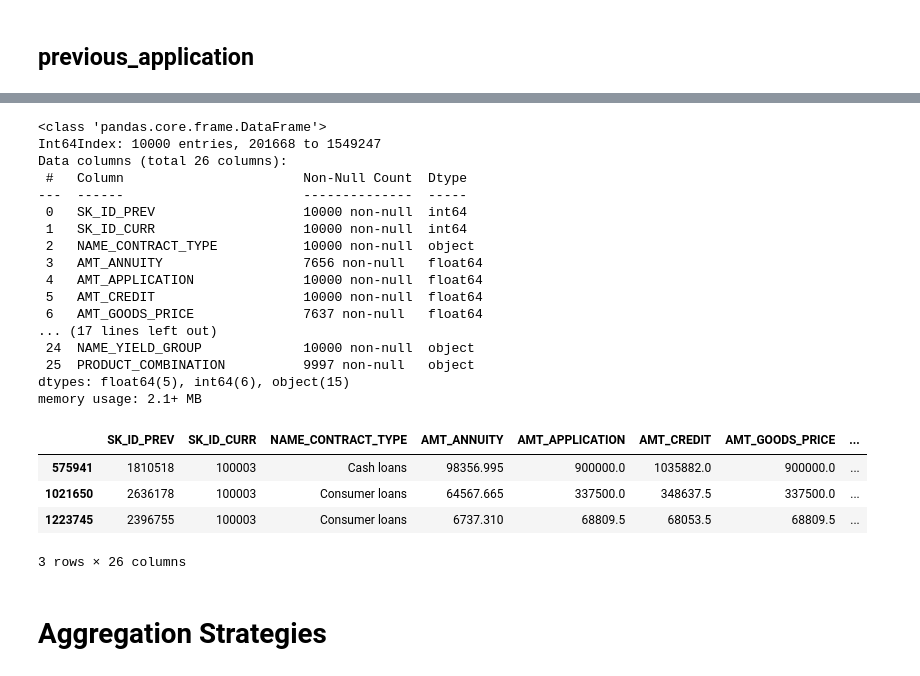
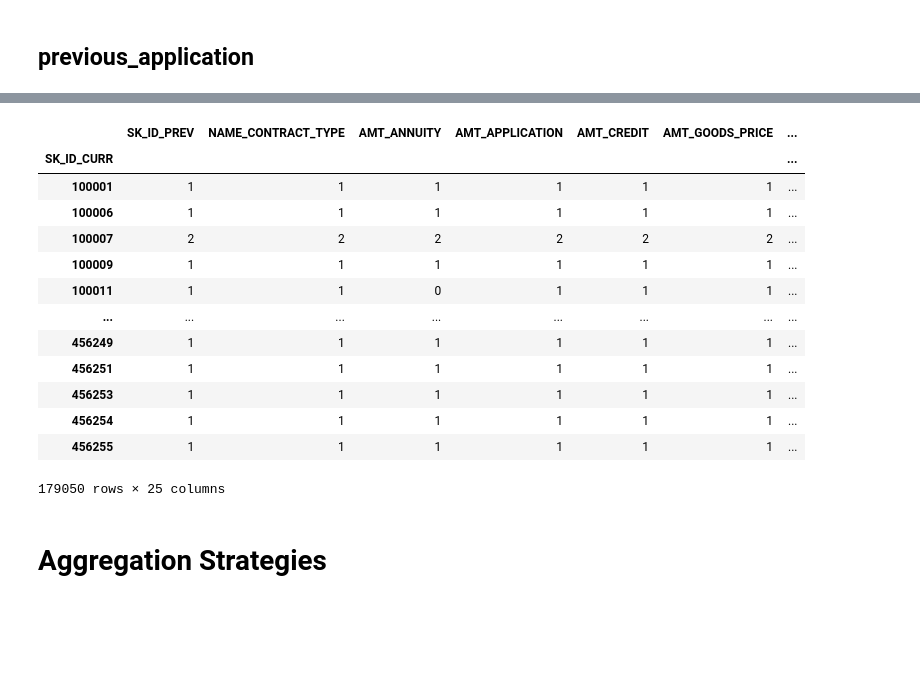
Before and after one commit to chris14jan/hcdr, a Jupyter notebook: notebooks/EDA_CM.ipynb, the cells around one changed output, grey strips where cells are left out. Saved outputs shown, nothing was run; the diff lists cells and outputs as text; code cells hidden in the pictures; blank space fills up the shorter version.

```diff
--- a/notebooks/EDA_CM.ipynb
+++ b/notebooks/EDA_CM.ipynb
@@ -376,34 +162,21 @@ df_previous_application_missing_vals
-# %%
-drop_cols = df_previous_application_missing_vals[df_previous_application_missing_vals.percent_missing > 0.3].feature.values
-df_previous_application2 = df_previous_application.drop(columns=drop_cols)
-df_previous_application2.info()
-# %% [output]
-<class 'pandas.core.frame.DataFrame'>
-Int64Index: 10000 entries, 201668 to 1549247
-Data columns (total 26 columns):
- #   Column                       Non-Null Count  Dtype
----  ------                       --------------  -----
- 0   SK_ID_PREV                   10000 non-null  int64
- 1   SK_ID_CURR                   10000 non-null  int64
- 2   NAME_CONTRACT_TYPE           10000 non-null  object
- 3   AMT_ANNUITY                  7656 non-null   float64
- 4   AMT_APPLICATION              10000 non-null  float64
- 5   AMT_CREDIT                   10000 non-null  float64
- 6   AMT_GOODS_PRICE              7637 non-null   float64
-... (17 lines left out)
- 24  NAME_YIELD_GROUP             10000 non-null  object
- 25  PRODUCT_COMBINATION          9997 non-null   object
-dtypes: float64(5), int64(6), object(15)
-memory usage: 2.1+ MB
-# %%
-df_previous_application2[df_previous_application2["SK_ID_CURR"] == 100003]
-# df_previous_application2
-# %% [output]
-|  | SK_ID_PREV | SK_ID_CURR | NAME_CONTRACT_TYPE | AMT_ANNUITY | AMT_APPLICATION | AMT_CREDIT | AMT_GOODS_PRICE | ... |
-| 575941 | 1810518 | 100003 | Cash loans | 98356.995 | 900000.0 | 1035882.0 | 900000.0 | ... |
-| 1021650 | 2636178 | 100003 | Consumer loans | 64567.665 | 337500.0 | 348637.5 | 337500.0 | ... |
-| 1223745 | 2396755 | 100003 | Consumer loans | 6737.310 | 68809.5 | 68053.5 | 68809.5 | ... |
-3 rows × 26 columns
+# %%
+query = "SK_ID_CURR == 100006"
+dfs_dropped_missing_vals["previous_application"].groupby(by="SK_ID_CURR").count()#.query(query)
+# %% [output]
+|  | SK_ID_PREV | NAME_CONTRACT_TYPE | AMT_ANNUITY | AMT_APPLICATION | AMT_CREDIT | AMT_GOODS_PRICE | ... |
+| SK_ID_CURR |  |  |  |  |  |  | ... |
+| 100001 | 1 | 1 | 1 | 1 | 1 | 1 | ... |
+| 100006 | 1 | 1 | 1 | 1 | 1 | 1 | ... |
+| 100007 | 2 | 2 | 2 | 2 | 2 | 2 | ... |
+| 100009 | 1 | 1 | 1 | 1 | 1 | 1 | ... |
+| 100011 | 1 | 1 | 0 | 1 | 1 | 1 | ... |
+| ... | ... | ... | ... | ... | ... | ... | ... |
+| 456249 | 1 | 1 | 1 | 1 | 1 | 1 | ... |
+| 456251 | 1 | 1 | 1 | 1 | 1 | 1 | ... |
+| 456253 | 1 | 1 | 1 | 1 | 1 | 1 | ... |
+| 456254 | 1 | 1 | 1 | 1 | 1 | 1 | ... |
+| 456255 | 1 | 1 | 1 | 1 | 1 | 1 | ... |
+179050 rows × 25 columns
 # %% [markdown]
 # Aggregation Strategies
 # %% [markdown]
```
Also changed, not shown: parts of 39 cells of this notebook, 1 other file.
